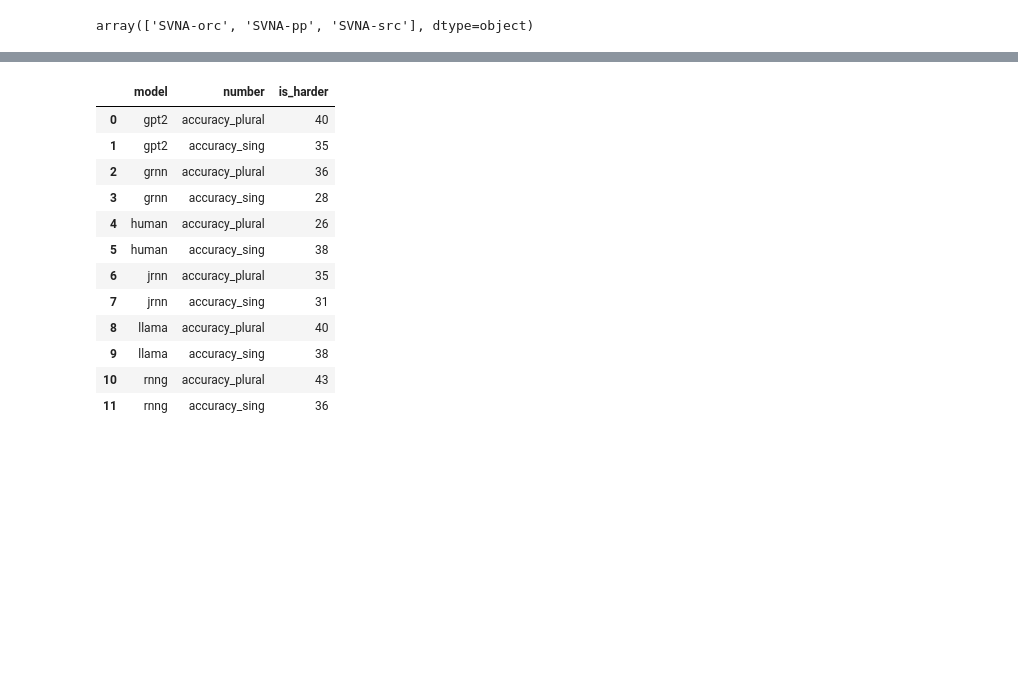
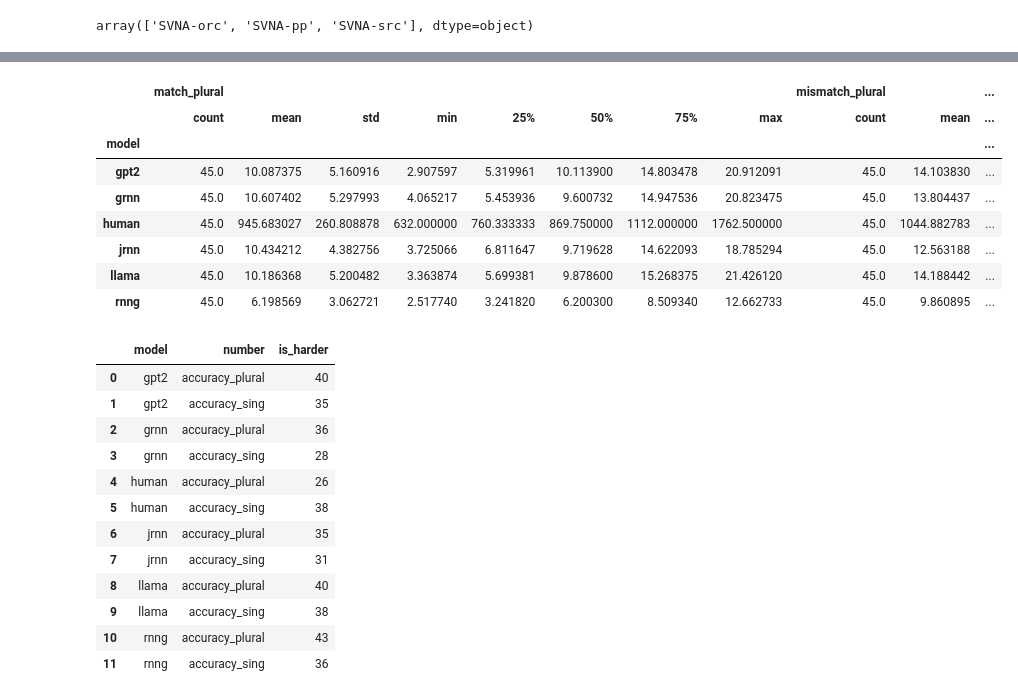
Before and after one commit to Bhardwaj-Sarthak/Personal-Projects, a Jupyter notebook: understanding-llms/homework/04_evaluation.ipynb, the cells around one changed output, grey strips where cells are left out. Drawn from its saved outputs; the diff is of its cells as text; code cells hidden in the pictures; blank space fills up the shorter version.

```diff
--- a/understanding-llms/homework/04_evaluation.ipynb
+++ b/understanding-llms/homework/04_evaluation.ipynb
@@ -661,3 +665,16 @@ plt.show()
+# %%
+df.groupby("model")[["match_sing", "mismatch_sing"]].describe()
+df.groupby("model")[["match_plural", "mismatch_plural"]].describe()
+# %% [output]
+|  | match_plural |  |  |  |  |  |  |  | mismatch_plural |  | ... |
+|  | count | mean | std | min | 25% | 50% | 75% | max | count | mean | ... |
+| model |  |  |  |  |  |  |  |  |  |  | ... |
+| gpt2 | 45.0 | 10.087375 | 5.160916 | 2.907597 | 5.319961 | 10.113900 | 14.803478 | 20.912091 | 45.0 | 14.103830 | ... |
+| grnn | 45.0 | 10.607402 | 5.297993 | 4.065217 | 5.453936 | 9.600732 | 14.947536 | 20.823475 | 45.0 | 13.804437 | ... |
+| human | 45.0 | 945.683027 | 260.808878 | 632.000000 | 760.333333 | 869.750000 | 1112.000000 | 1762.500000 | 45.0 | 1044.882783 | ... |
+| jrnn | 45.0 | 10.434212 | 4.382756 | 3.725066 | 6.811647 | 9.719628 | 14.622093 | 18.785294 | 45.0 | 12.563188 | ... |
+| llama | 45.0 | 10.186368 | 5.200482 | 3.363874 | 5.699381 | 9.878600 | 15.268375 | 21.426120 | 45.0 | 14.188442 | ... |
+| rnng | 45.0 | 6.198569 | 3.062721 | 2.517740 | 3.241820 | 6.200300 | 8.509340 | 12.662733 | 45.0 | 9.860895 | ... |
 # %%
 summary = (
     df.melt(id_vars=['model'],
```
Also changed, not shown: parts of 8 cells of this notebook.
